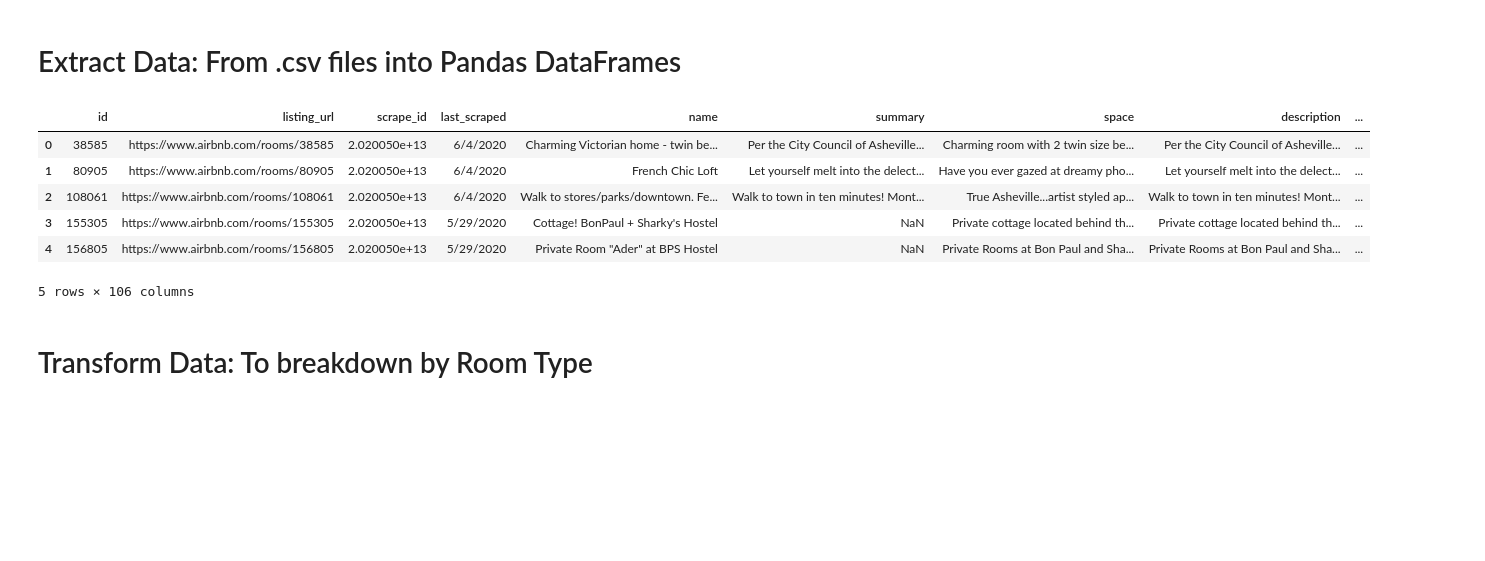
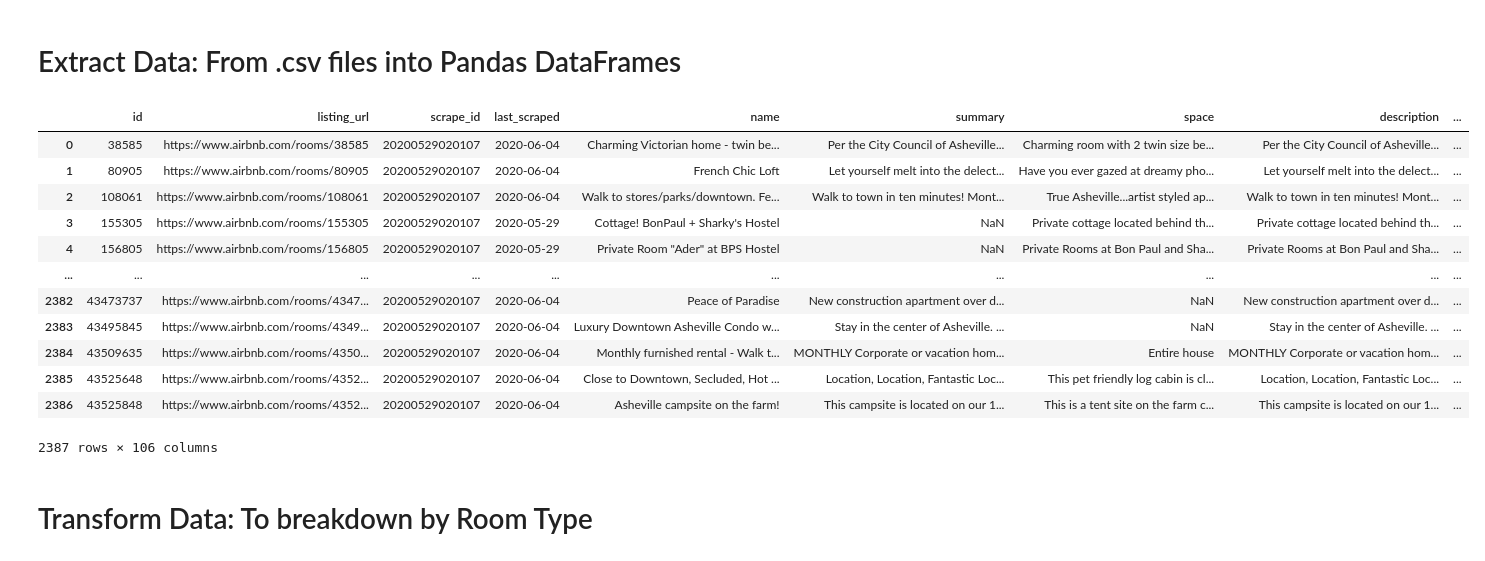
Before and after one commit to waghrayrashi/airbnb_analysis, a Jupyter notebook: airbnb.ipynb, the cells around one changed output. Drawn from its saved outputs; the diff is of its cells as text; code cells hidden in the pictures; blank space fills up the shorter version.

```diff
--- a/airbnb.ipynb
+++ b/airbnb.ipynb
@@ -26,20 +26,26 @@ listings_details_file_path = "static/data/listings_details.csv"
 # %%
 # Read file and store into Pandas data frames
 # calendar_df = pd.read_csv(calendar_file_path)
 listings_details_df = pd.read_csv(listings_details_file_path)
 # reviews_details_df = pd.read_csv(reviews_details_file_path)
 
 # Print the listing_details DataFrame (which has the room type data values)
-listings_details_df.head()
+listings_details_df
 # 2387 rows x 106 columns
 # %% [output]
 |  | id | listing_url | scrape_id | last_scraped | name | summary | space | description | ... |
-| 0 | 38585 | https://www.airbnb.com/rooms/38585 | 2.020050e+13 | 6/4/2020 | Charming Victorian home - twin be... | Per the City Council of Asheville... | Charming room with 2 twin size be... | Per the City Council of Asheville... | ... |
-| 1 | 80905 | https://www.airbnb.com/rooms/80905 | 2.020050e+13 | 6/4/2020 | French Chic Loft | Let yourself melt into the delect... | Have you ever gazed at dreamy pho... | Let yourself melt into the delect... | ... |
-| 2 | 108061 | https://www.airbnb.com/rooms/108061 | 2.020050e+13 | 6/4/2020 | Walk to stores/parks/downtown. Fe... | Walk to town in ten minutes! Mont... | True Asheville...artist styled ap... | Walk to town in ten minutes! Mont... | ... |
-| 3 | 155305 | https://www.airbnb.com/rooms/155305 | 2.020050e+13 | 5/29/2020 | Cottage! BonPaul + Sharky's Hostel | NaN | Private cottage located behind th... | Private cottage located behind th... | ... |
-| 4 | 156805 | https://www.airbnb.com/rooms/156805 | 2.020050e+13 | 5/29/2020 | Private Room "Ader" at BPS Hostel | NaN | Private Rooms at Bon Paul and Sha... | Private Rooms at Bon Paul and Sha... | ... |
+| 0 | 38585 | https://www.airbnb.com/rooms/38585 | 20200529020107 | 2020-06-04 | Charming Victorian home - twin be... | Per the City Council of Asheville... | Charming room with 2 twin size be... | Per the City Council of Asheville... | ... |
+| 1 | 80905 | https://www.airbnb.com/rooms/80905 | 20200529020107 | 2020-06-04 | French Chic Loft | Let yourself melt into the delect... | Have you ever gazed at dreamy pho... | Let yourself melt into the delect... | ... |
+| 2 | 108061 | https://www.airbnb.com/rooms/108061 | 20200529020107 | 2020-06-04 | Walk to stores/parks/downtown. Fe... | Walk to town in ten minutes! Mont... | True Asheville...artist styled ap... | Walk to town in ten minutes! Mont... | ... |
+| 3 | 155305 | https://www.airbnb.com/rooms/155305 | 20200529020107 | 2020-05-29 | Cottage! BonPaul + Sharky's Hostel | NaN | Private cottage located behind th... | Private cottage located behind th... | ... |
+| 4 | 156805 | https://www.airbnb.com/rooms/156805 | 20200529020107 | 2020-05-29 | Private Room "Ader" at BPS Hostel | NaN | Private Rooms at Bon Paul and Sha... | Private Rooms at Bon Paul and Sha... | ... |
+| ... | ... | ... | ... | ... | ... | ... | ... | ... | ... |
+| 2382 | 43473737 | https://www.airbnb.com/rooms/4347... | 20200529020107 | 2020-06-04 | Peace of Paradise | New construction apartment over d... | NaN | New construction apartment over d... | ... |
+| 2383 | 43495845 | https://www.airbnb.com/rooms/4349... | 20200529020107 | 2020-06-04 | Luxury Downtown Asheville Condo w... | Stay in the center of Asheville. ... | NaN | Stay in the center of Asheville. ... | ... |
+| 2384 | 43509635 | https://www.airbnb.com/rooms/4350... | 20200529020107 | 2020-06-04 | Monthly furnished rental - Walk t... | MONTHLY Corporate or vacation hom... | Entire house | MONTHLY Corporate or vacation hom... | ... |
+| 2385 | 43525648 | https://www.airbnb.com/rooms/4352... | 20200529020107 | 2020-06-04 | Close to Downtown, Secluded, Hot ... | Location, Location, Fantastic Loc... | This pet friendly log cabin is cl... | Location, Location, Fantastic Loc... | ... |
+| 2386 | 43525848 | https://www.airbnb.com/rooms/4352... | 20200529020107 | 2020-06-04 | Asheville campsite on the farm! | This campsite is located on our 1... | This is a tent site on the farm c... | This campsite is located on our 1... | ... |
-5 rows × 106 columns
+2387 rows × 106 columns
 # %% [markdown]
 # Transform Data: To breakdown by Room Type
 # %%
```
Also changed, not shown: parts of 39 cells of this notebook, 21 other files.
